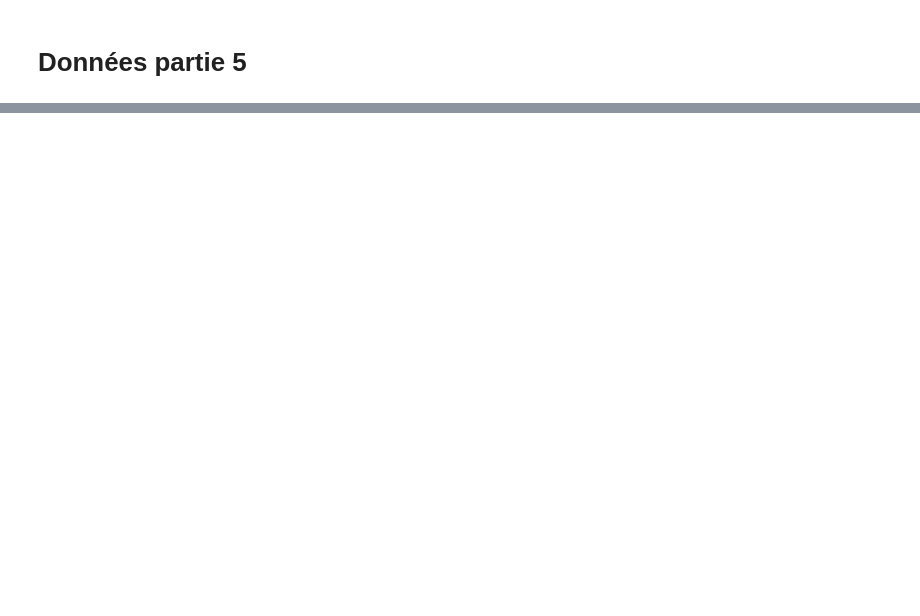
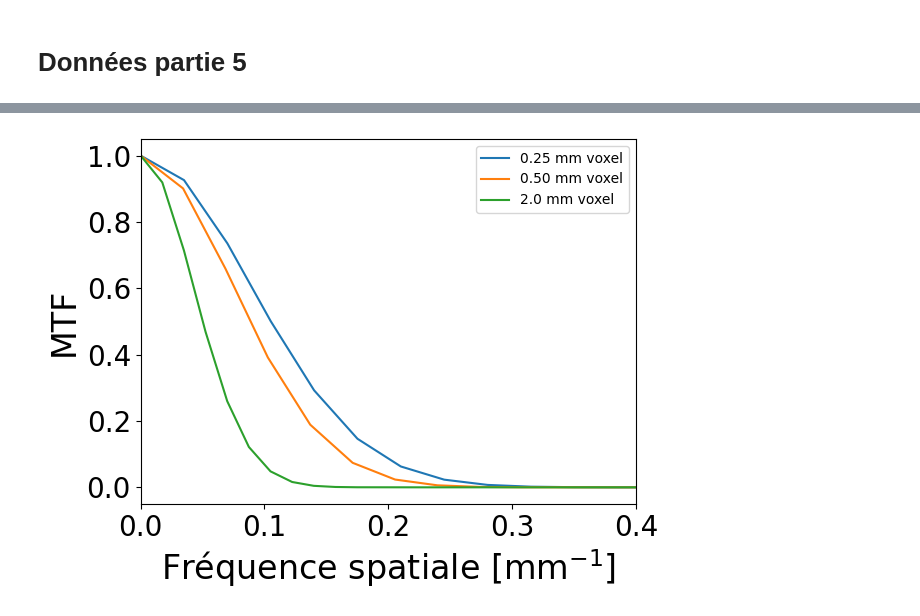
Before and after one commit to felixantoine1/labV_projet, a Jupyter notebook: analyse_partie5.ipynb, the cells around one changed output, grey strips where cells are left out. Saved outputs shown, nothing was run; the diff lists cells and outputs as text; code cells hidden in the pictures; blank space fills up the shorter version.

```diff
--- a/analyse_partie5.ipynb
+++ b/analyse_partie5.ipynb
@@ -71,0 +253,18 @@ p5_3d_320_200_milieu = lire_csv(r"partie 5\3d_320_200_milieu.csv")
+# %%
+(freq_025, mtf_025) = analyze_edge('partie 5/3d_320_025_milieu.csv', 0.25)
+(freq_050, mtf_050) = analyze_edge('partie 5/3d_320_050_milieu.csv', 0.50)
+(freq_200, mtf_200) = analyze_edge('partie 5/3d_320_200_milieu.csv', 2.0)
+
+plt.figure()
+plt.plot(freq_025, mtf_025, label='0.25 mm voxel')
+plt.plot(freq_050, mtf_050, label='0.50 mm voxel')
+plt.plot(freq_200, mtf_200, label='2.0 mm voxel')
+plt.xlim(0, 0.4)
+plt.xlabel("Fréquence spatiale [mm$^{-1}$]", fontsize=24)
+plt.ylabel("MTF", fontsize=24)
+plt.tick_params(labelsize=20)
+plt.tight_layout()
+plt.legend()
+plt.show()
+# %% [output]
+[figure, added]
```
Also changed, not shown: parts of 5 cells of this notebook, 11 other files.
